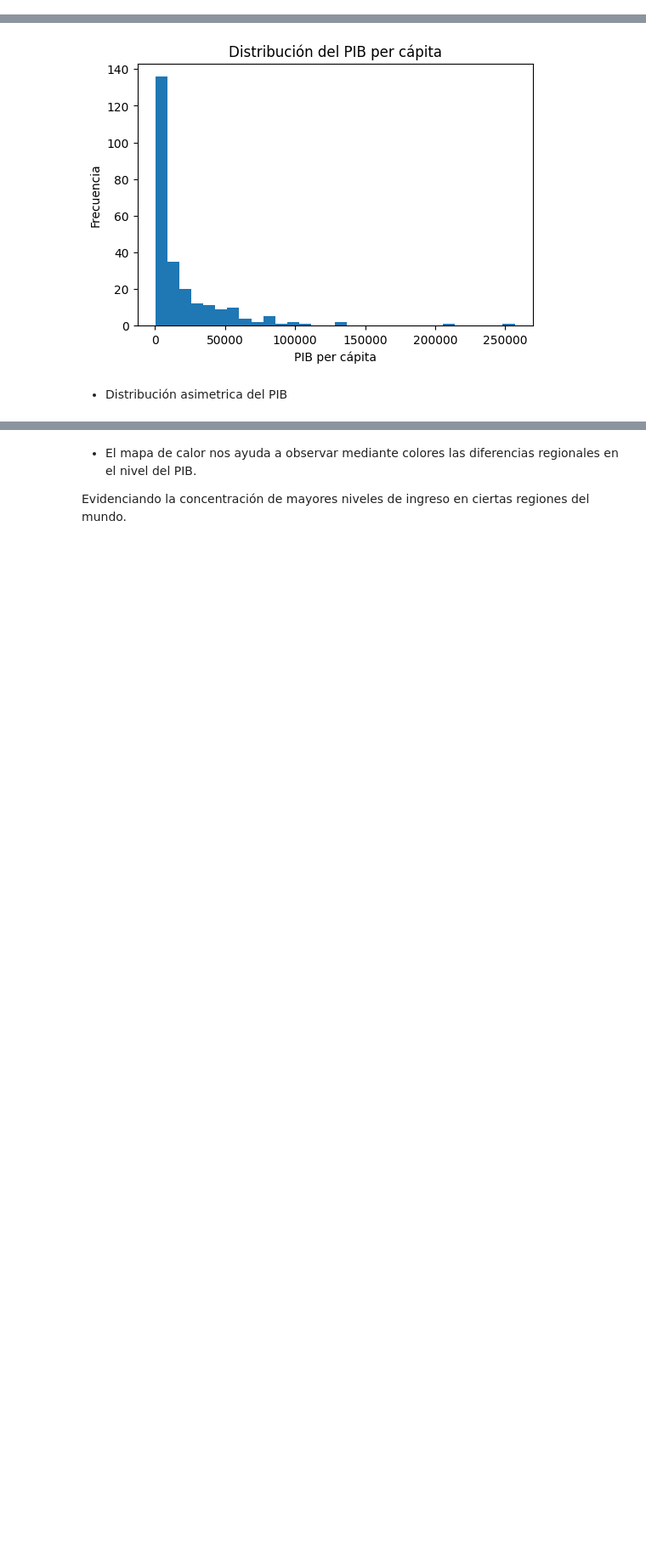
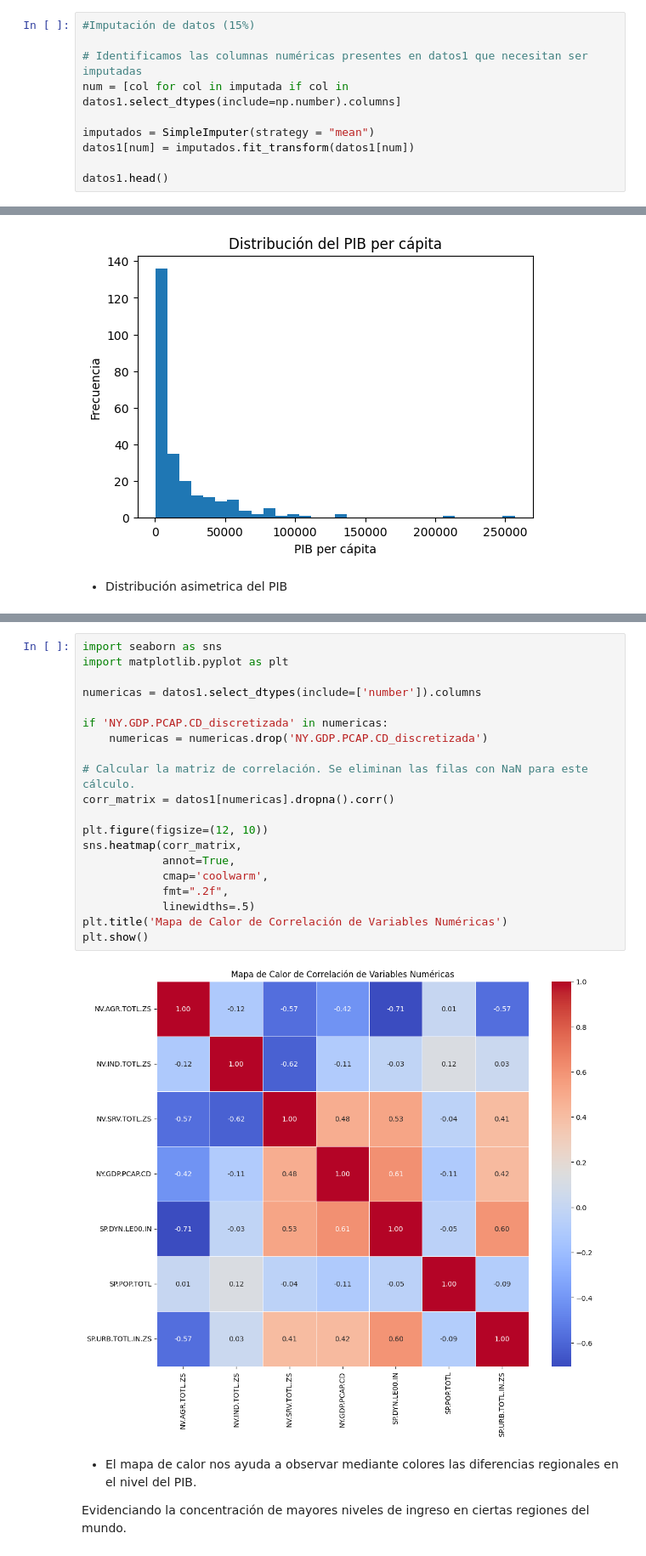
Before and after one commit to martinaramirez-udp/Portafolio, a Jupyter notebook: Portafolio_1.ipynb, the cells around one changed output, grey strips where cells are left out. Shown at 85% size. Drawn from its saved outputs; the diff is of its cells as text; blank space fills up the shorter version.

```diff
--- a/Portafolio_1.ipynb
+++ b/Portafolio_1.ipynb
@@ -218,3 +218,13 @@ datos1.head()
 | 2 | YEM | Yemen, Rep. | NaN | NaN | NaN | NaN | 69.295000 | ... |
 | 3 | PSE | West Bank and Gaza | 5.703752 | 15.580544 | 58.534618 | 3455.028529 | 65.170000 | ... |
 | 4 | VIR | Virgin Islands (U.S.) | NaN | NaN | NaN | NaN | 80.519512 | ... |
+# %%
+#Imputación de datos (15%)
+
+# Identificamos las columnas numéricas presentes en datos1 que necesitan ser imputadas
+num = [col for col in imputada if col in datos1.select_dtypes(include=np.number).columns]
+
+imputados = SimpleImputer(strategy = "mean")
+datos1[num] = imputados.fit_transform(datos1[num])
+
+datos1.head()
@@ -257,3 +260,25 @@ fig.show()
+# %%
+import seaborn as sns
+import matplotlib.pyplot as plt
+
+numericas = datos1.select_dtypes(include=['number']).columns
+
+if 'NY.GDP.PCAP.CD_discretizada' in numericas:
+    numericas = numericas.drop('NY.GDP.PCAP.CD_discretizada')
+
+# Calcular la matriz de correlación. Se eliminan las filas con NaN para este cálculo.
+corr_matrix = datos1[numericas].dropna().corr()
+
+plt.figure(figsize=(12, 10))
+sns.heatmap(corr_matrix,
+            annot=True,
+            cmap='coolwarm',
+            fmt=".2f",
+            linewidths=.5)
+plt.title('Mapa de Calor de Correlación de Variables Numéricas')
+plt.show()
+# %% [output]
+[figure, added]
 # %% [markdown]
 * El mapa de calor nos ayuda a observar mediante colores las diferencias regionales en el nivel del PIB.
 
```
Also changed, not shown: parts of 2 cells of this notebook.
